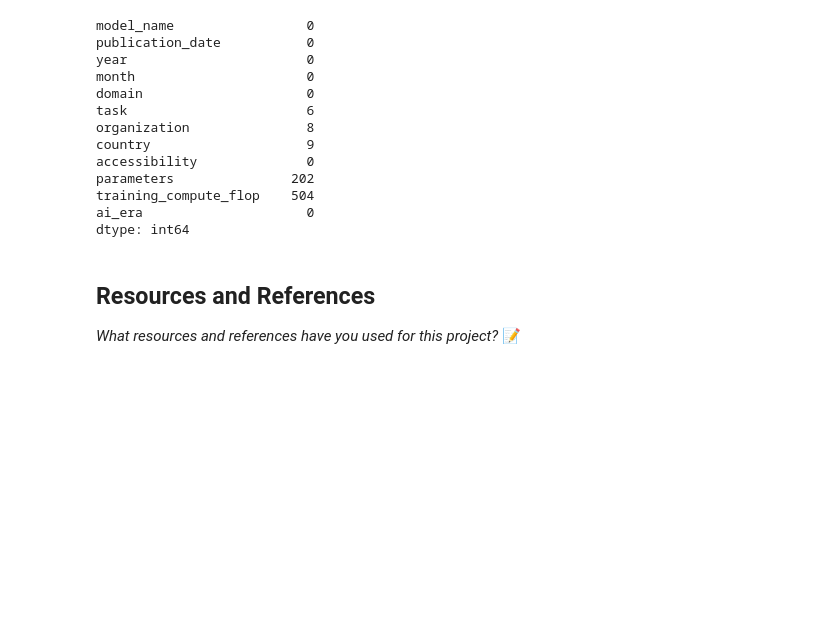
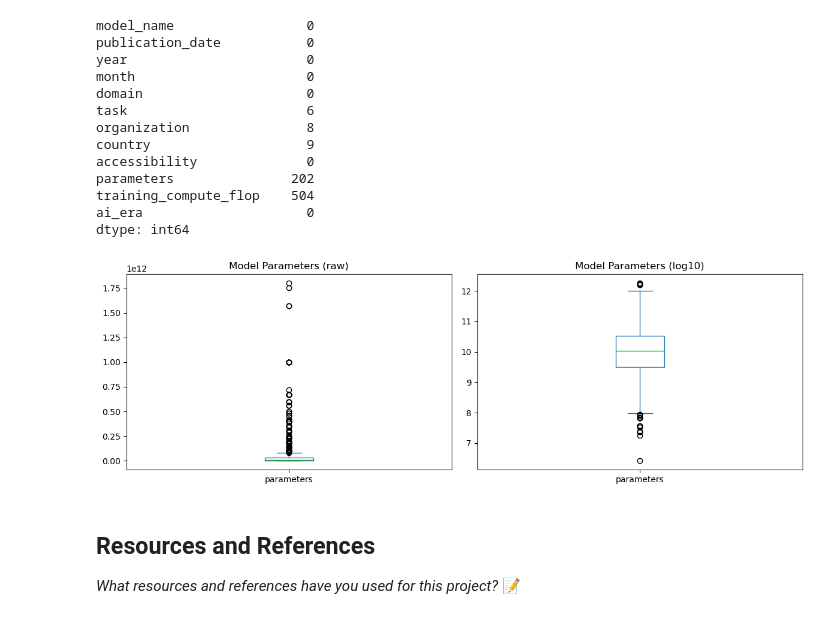
Before and after one commit to IT4063C001-Fall2025/final-project-sethpa, a Jupyter notebook: source.ipynb, the cells around one changed output. Drawn from its saved outputs; the diff is of its cells as text; code cells hidden in the pictures; blank space fills up the shorter version.

Commit message:
Check for outliers for model parameters in Epoch AI dataset

```diff
--- a/source.ipynb
+++ b/source.ipynb
@@ -746,6 +747,19 @@ parameters               202
 training_compute_flop    504
 ai_era                     0
 dtype: int64
+# %%
+# Check for outliers for model parameters in Epoch AI dataset
+import matplotlib.pyplot as plt
+
+fig, axes = plt.subplots(1, 2, figsize=(12, 4))
+
+epoch_ai_clean['parameters'].dropna().plot(kind='box', ax=axes[0], title='Model Parameters (raw)')
+epoch_ai_clean['parameters'].dropna().apply(np.log10).plot(kind='box', ax=axes[1], title='Model Parameters (log10)')
+
+plt.tight_layout()
+plt.show()
+# %% [output]
+[figure, added]
 # %% [markdown]
 ## Resources and References
 *What resources and references have you used for this project?*
```
Also changed, not shown: parts of 1 cell of this notebook.
